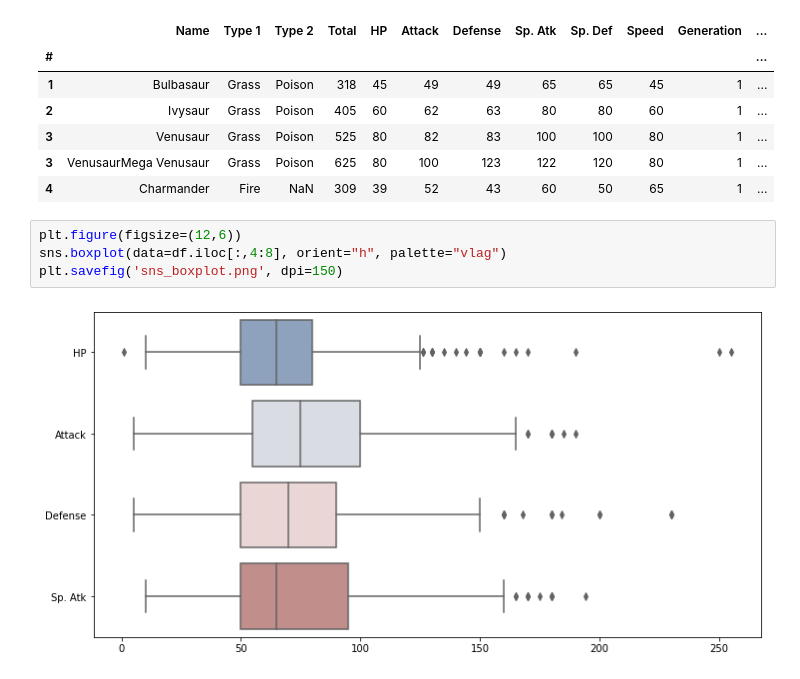
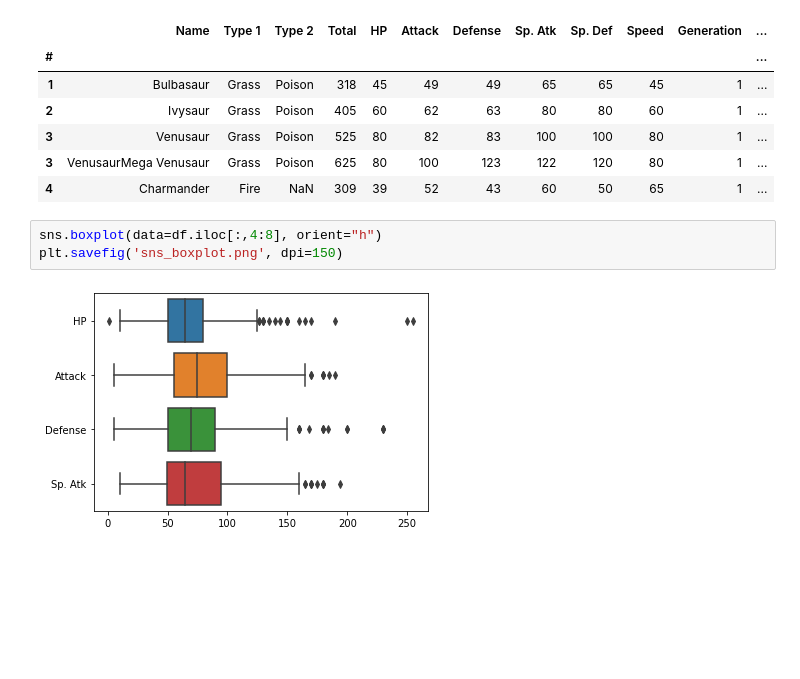
Before and after one commit to greentopsecret/random-forest-fennel-student-code, a Jupyter notebook: week_01/Seaborn.ipynb, the cells around one changed output. Drawn from its saved outputs; the diff is of its cells as text; blank space fills up the shorter version.

```diff
--- a/week_01/Seaborn.ipynb
+++ b/week_01/Seaborn.ipynb
@@ -16,8 +16,7 @@ df.head()
 | 3 | VenusaurMega Venusaur | Grass | Poison | 625 | 80 | 100 | 123 | 122 | 120 | 80 | 1 | ... |
 | 4 | Charmander | Fire | NaN | 309 | 39 | 52 | 43 | 60 | 50 | 65 | 1 | ... |
 # %%
-plt.figure(figsize=(12,6))
-sns.boxplot(data=df.iloc[:,4:8], orient="h", palette="vlag")
+sns.boxplot(data=df.iloc[:,4:8], orient="h")
 plt.savefig('sns_boxplot.png', dpi=150)
 # %% [output]
-[figure, old version]
+[figure, new version]
```
Also changed, not shown: parts of 6 cells of this notebook, 14 other files.
